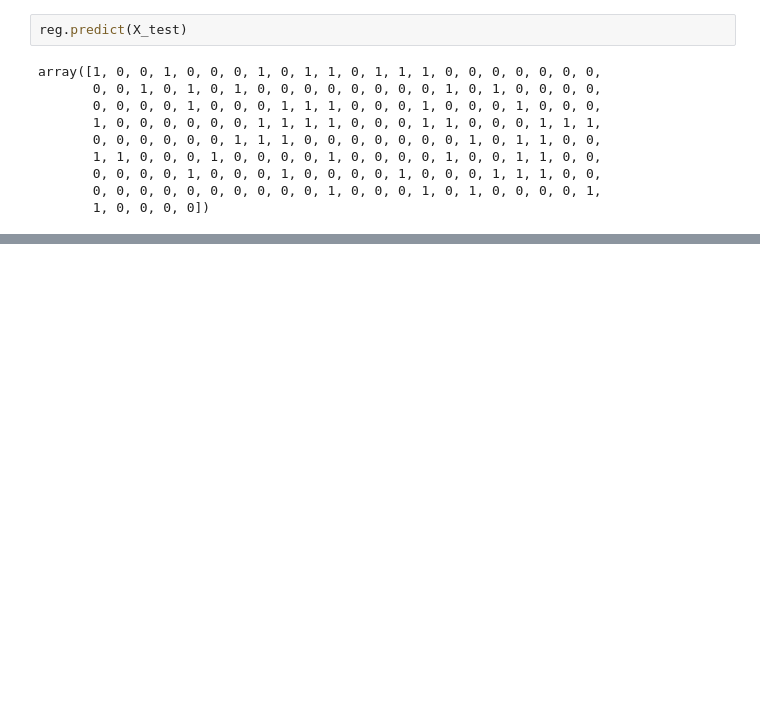
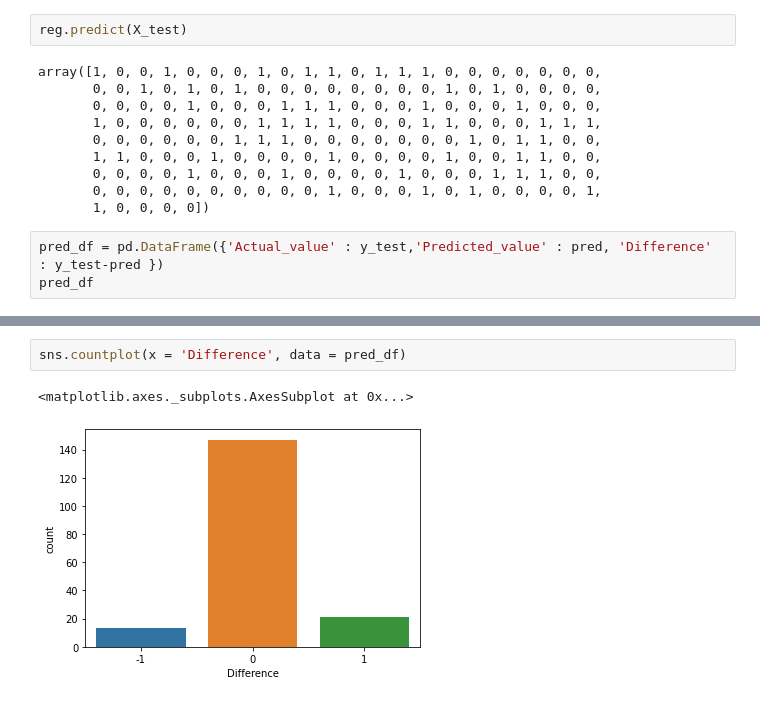
Before and after one commit to sachinkavindaa/Machine-learning-with-Python, a Jupyter notebook: ML/Diabetes/Logistic Regression/Diabates_LogisticRegression.ipynb, the cells around one changed output, grey strips where cells are left out. Drawn from its saved outputs; the diff is of its cells as text; blank space fills up the shorter version.

```diff
--- a/ML/Diabetes/Logistic Regression/Diabates_LogisticRegression.ipynb
+++ b/ML/Diabetes/Logistic Regression/Diabates_LogisticRegression.ipynb
@@ -190,3 +195,6 @@ array([1, 0, 0, 1, 0, 0, 0, 1, 0, 1, 1, 0, 1, 1, 1, 0, 0, 0, 0, 0, 0, 0,
        0, 0, 0, 0, 1, 0, 0, 0, 1, 0, 0, 0, 0, 1, 0, 0, 0, 1, 1, 1, 0, 0,
        0, 0, 0, 0, 0, 0, 0, 0, 0, 0, 1, 0, 0, 0, 1, 0, 1, 0, 0, 0, 0, 1,
        1, 0, 0, 0, 0])
+# %%
+pred_df = pd.DataFrame({'Actual_value' : y_test,'Predicted_value' : pred, 'Difference' : y_test-pred })
+pred_df
@@ -192,0 +221,5 @@ array([1, 0, 0, 1, 0, 0, 0, 1, 0, 1, 1, 0, 1, 1, 1, 0, 0, 0, 0, 0, 0, 0,
+# %%
+sns.countplot(x = 'Difference', data = pred_df)
+# %% [output]
+<matplotlib.axes._subplots.AxesSubplot at 0x...>
+[figure, added]
```
Also changed, not shown: parts of 4 cells of this notebook, 6 other files.
